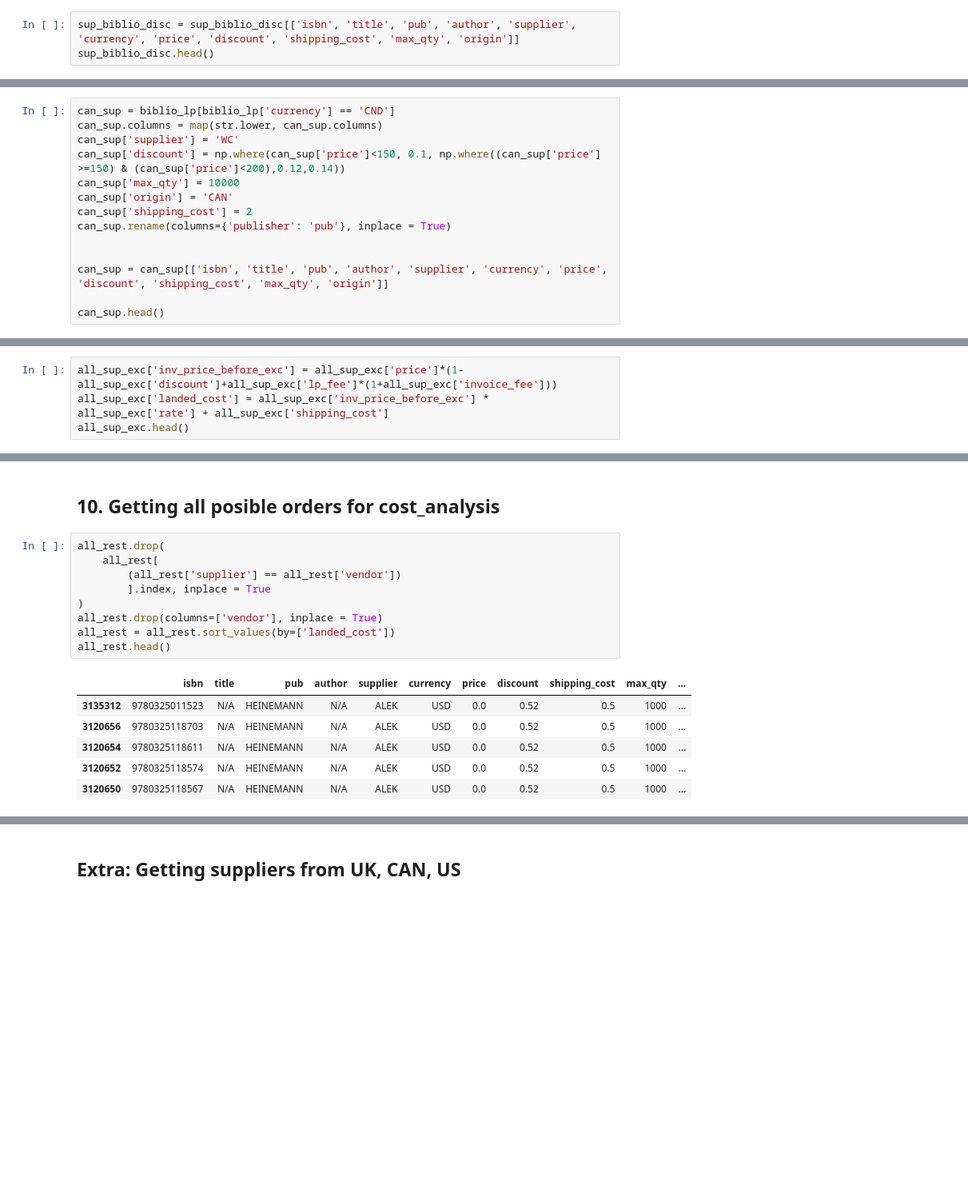
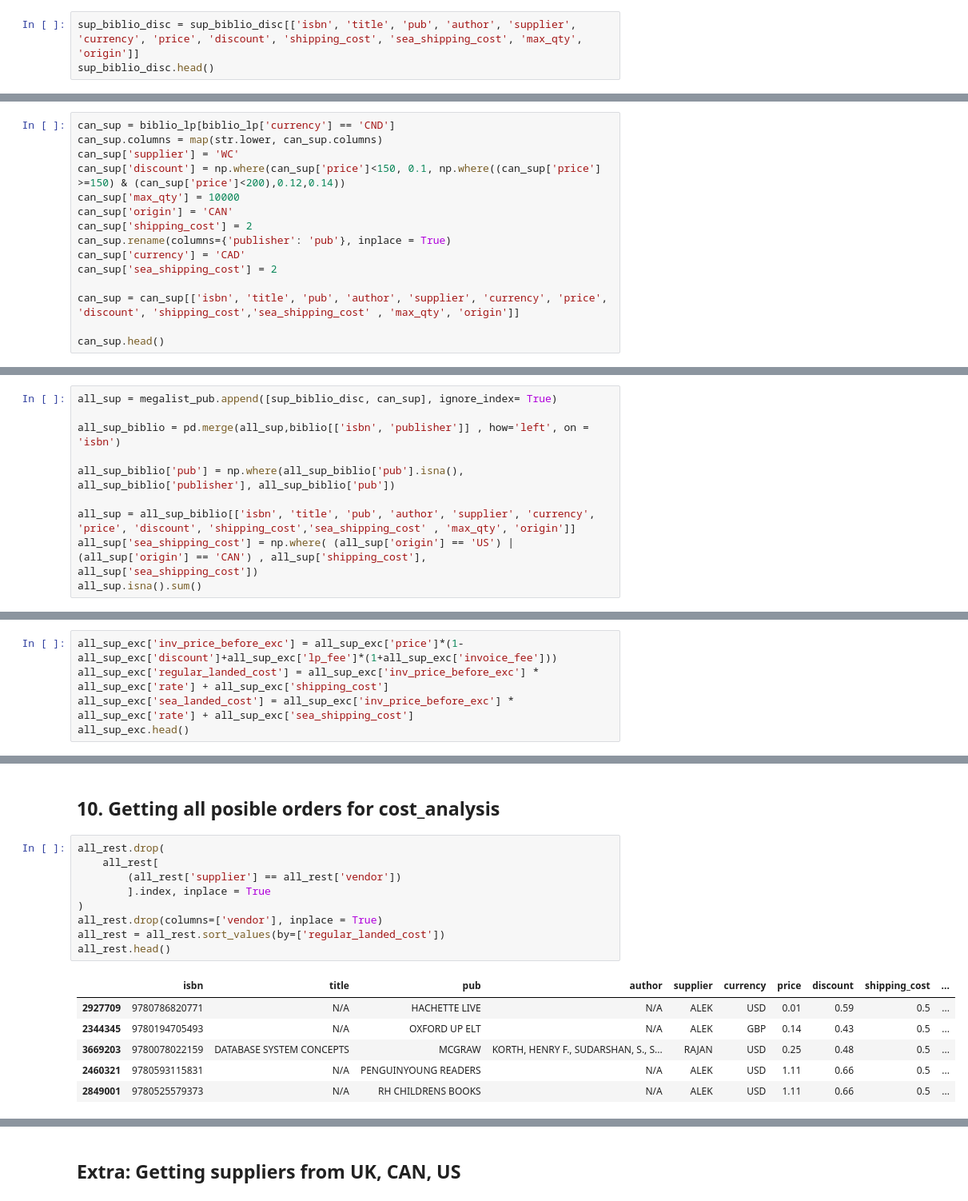
Before and after one commit to JoseRMatos/best_supplier, a Jupyter notebook: cost_analysis_v2.ipynb, the cells around one changed output, grey strips where cells are left out. Shown at 80% size. Drawn from its saved outputs; the diff is of its cells as text; blank space fills up the shorter version.

```diff
--- a/cost_analysis_v2.ipynb
+++ b/cost_analysis_v2.ipynb
@@ -362,4 +364,4 @@ sup_biblio_disc.head()
 # %%
-sup_biblio_disc = sup_biblio_disc[['isbn', 'title', 'pub', 'author', 'supplier', 'currency', 'price', 'discount', 'shipping_cost', 'max_qty', 'origin']]
+sup_biblio_disc = sup_biblio_disc[['isbn', 'title', 'pub', 'author', 'supplier', 'currency', 'price', 'discount', 'shipping_cost', 'sea_shipping_cost', 'max_qty', 'origin']]
 sup_biblio_disc.head()
 # %% [output]
@@ -380,9 +382,10 @@ can_sup['max_qty'] = 10000
 can_sup['origin'] = 'CAN'
 can_sup['shipping_cost'] = 2
 can_sup.rename(columns={'publisher': 'pub'}, inplace = True)
+can_sup['currency'] = 'CAD'
+can_sup['sea_shipping_cost'] = 2
 
-
-can_sup = can_sup[['isbn', 'title', 'pub', 'author', 'supplier', 'currency', 'price', 'discount', 'shipping_cost', 'max_qty', 'origin']]
+can_sup = can_sup[['isbn', 'title', 'pub', 'author', 'supplier', 'currency', 'price', 'discount', 'shipping_cost','sea_shipping_cost' , 'max_qty', 'origin']]
 
 can_sup.head()
 # %% [output]
@@ -406,0 +400,10 @@ all_sup.head()
+# %%
+all_sup = megalist_pub.append([sup_biblio_disc, can_sup], ignore_index= True)
+
+all_sup_biblio = pd.merge(all_sup,biblio[['isbn', 'publisher']] , how='left', on = 'isbn')
+
+all_sup_biblio['pub'] = np.where(all_sup_biblio['pub'].isna(), all_sup_biblio['publisher'], all_sup_biblio['pub'])
+
+all_sup = all_sup_biblio[['isbn', 'title', 'pub', 'author', 'supplier', 'currency', 'price', 'discount', 'shipping_cost','sea_shipping_cost' , 'max_qty', 'origin']]
+all_sup['sea_shipping_cost'] = np.where( (all_sup['origin'] == 'US') | (all_sup['origin'] == 'CAN') , all_sup['shipping_cost'], all_sup['sea_shipping_cost'])
+all_sup.isna().sum()
@@ -451,6 +468,7 @@ all_sup_exc.head()
 ## 8. Cost Before exchange rate and landed cost
 # %%
 all_sup_exc['inv_price_before_exc'] = all_sup_exc['price']*(1-all_sup_exc['discount']+all_sup_exc['lp_fee']*(1+all_sup_exc['invoice_fee']))
-all_sup_exc['landed_cost'] = all_sup_exc['inv_price_before_exc'] * all_sup_exc['rate'] + all_sup_exc['shipping_cost']
+all_sup_exc['regular_landed_cost'] = all_sup_exc['inv_price_before_exc'] * all_sup_exc['rate'] + all_sup_exc['shipping_cost']
+all_sup_exc['sea_landed_cost'] = all_sup_exc['inv_price_before_exc'] * all_sup_exc['rate'] + all_sup_exc['sea_shipping_cost']
 all_sup_exc.head()
 # %% [output]
@@ -499,16 +517,16 @@ all_rest[~(all_rest['vendor'].isna())].head()
 # %%
 all_rest.drop(
     all_rest[
         (all_rest['supplier'] == all_rest['vendor'])
         ].index, inplace = True
 )
 all_rest.drop(columns=['vendor'], inplace = True)
-all_rest = all_rest.sort_values(by=['landed_cost'])
+all_rest = all_rest.sort_values(by=['regular_landed_cost'])
 all_rest.head()
 # %% [output]
-|  | isbn | title | pub | author | supplier | currency | price | discount | shipping_cost | max_qty | ... |
-| 3135312 | 9780325011523 | N/A | HEINEMANN | N/A | ALEK | USD | 0.0 | 0.52 | 0.5 | 1000 | ... |
-| 3120656 | 9780325118703 | N/A | HEINEMANN | N/A | ALEK | USD | 0.0 | 0.52 | 0.5 | 1000 | ... |
-| 3120654 | 9780325118611 | N/A | HEINEMANN | N/A | ALEK | USD | 0.0 | 0.52 | 0.5 | 1000 | ... |
-| 3120652 | 9780325118574 | N/A | HEINEMANN | N/A | ALEK | USD | 0.0 | 0.52 | 0.5 | 1000 | ... |
-| 3120650 | 9780325118567 | N/A | HEINEMANN | N/A | ALEK | USD | 0.0 | 0.52 | 0.5 | 1000 | ... |
+|  | isbn | title | pub | author | supplier | currency | price | discount | shipping_cost | ... |
+| 2927709 | 9780786820771 | N/A | HACHETTE LIVE | N/A | ALEK | USD | 0.01 | 0.59 | 0.5 | ... |
+| 2344345 | 9780194705493 | N/A | OXFORD UP ELT | N/A | ALEK | GBP | 0.14 | 0.43 | 0.5 | ... |
+| 3669203 | 9780078022159 | DATABASE SYSTEM CONCEPTS | MCGRAW | KORTH, HENRY F., SUDARSHAN, S., S... | RAJAN | USD | 0.25 | 0.48 | 0.5 | ... |
+| 2460321 | 9780593115831 | N/A | PENGUINYOUNG READERS | N/A | ALEK | USD | 1.11 | 0.66 | 0.5 | ... |
+| 2849001 | 9780525579373 | N/A | RH CHILDRENS BOOKS | N/A | ALEK | USD | 1.11 | 0.66 | 0.5 | ... |
```
Also changed, not shown: parts of 34 cells of this notebook.
